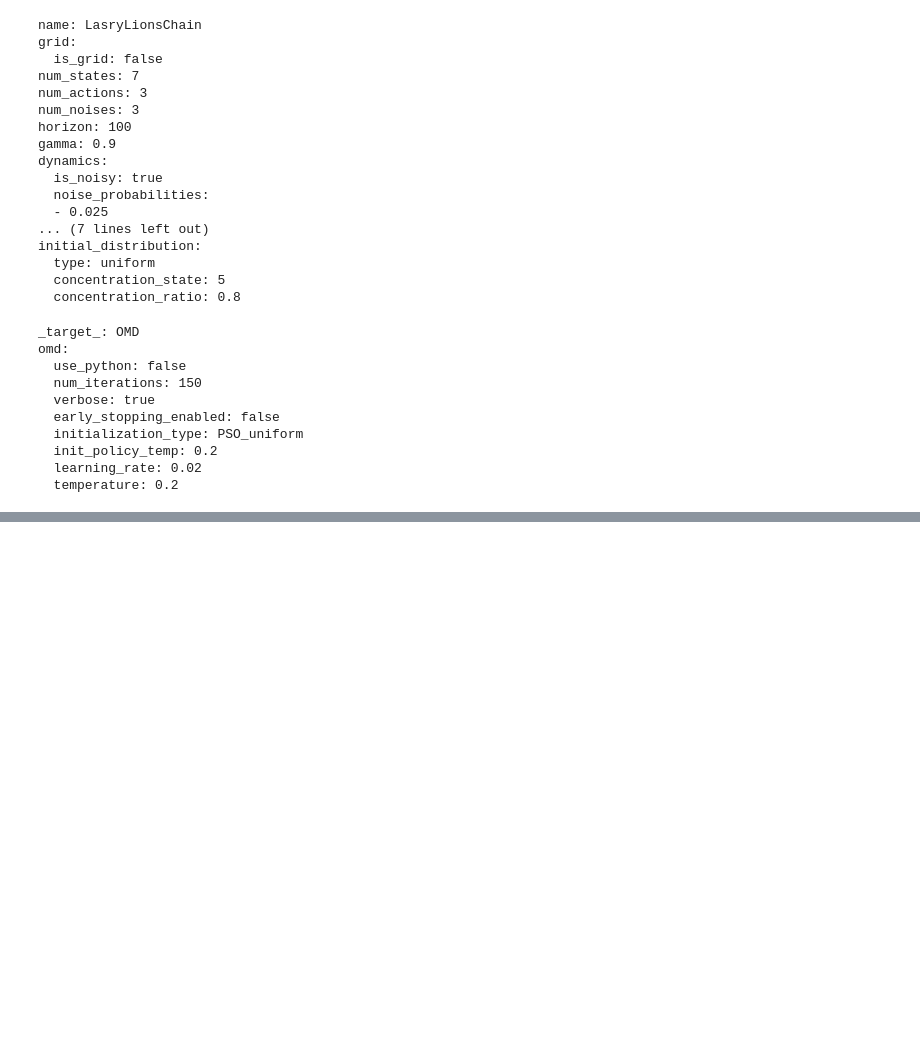
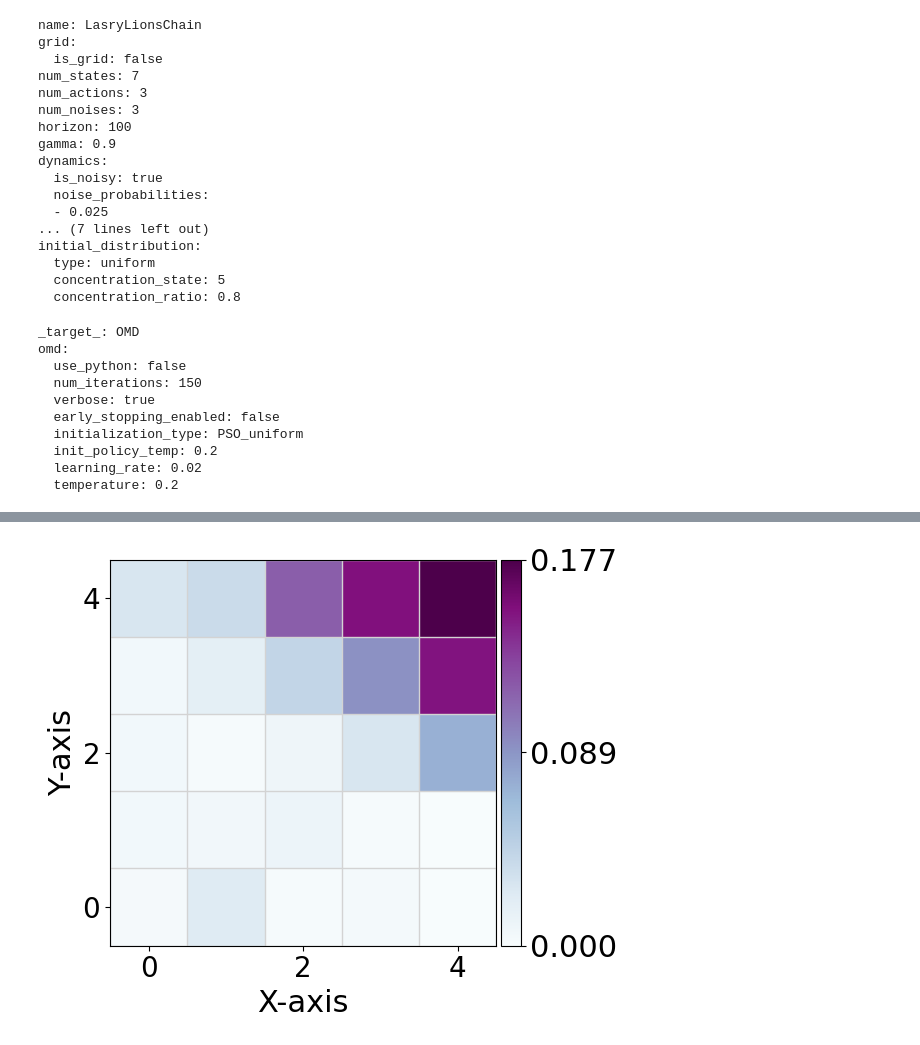
Before and after one commit to lorenzomagnino/Bench-MFG, a Jupyter notebook: docs/tutorial.ipynb, the cells around one changed output, grey strips where cells are left out. Drawn from its saved outputs; the diff is of its cells as text; code cells hidden in the pictures; blank space fills up the shorter version.

```diff
--- a/docs/tutorial.ipynb
+++ b/docs/tutorial.ipynb
@@ -118,0 +196,4 @@ display(Image(filename=gif))
+# %%
+fig = bmfg.plot_mean_field(mean_field, is_grid=True, grid_dim=grid_dim, return_fig=True)
+# %% [output]
+[figure, added]
```
Also changed, not shown: parts of 25 cells of this notebook, 5 other files.
